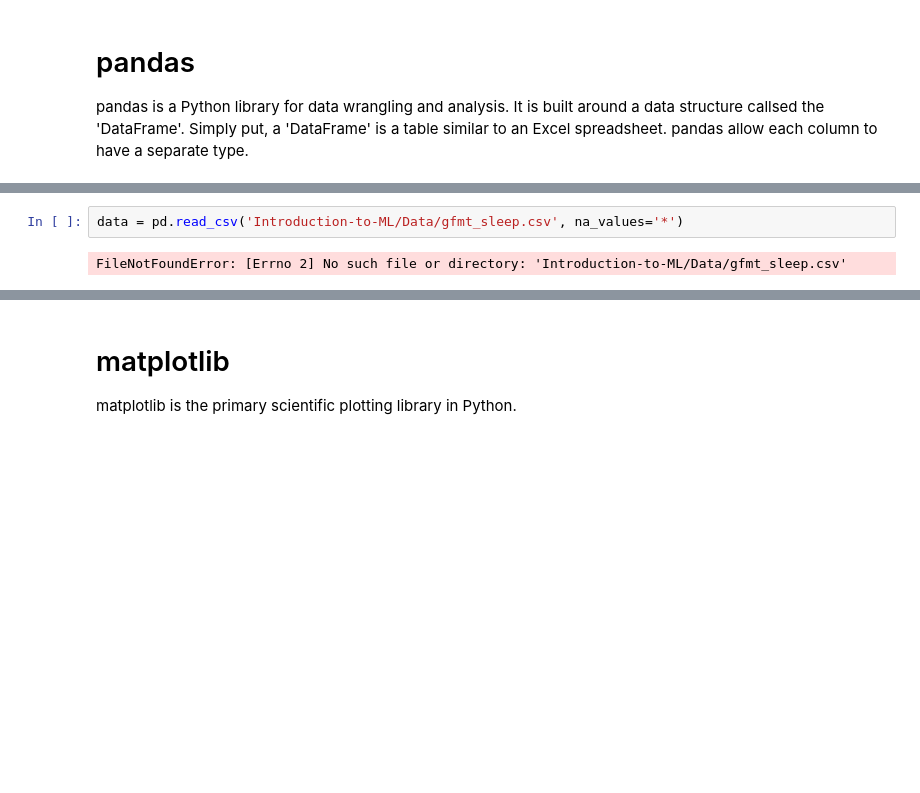
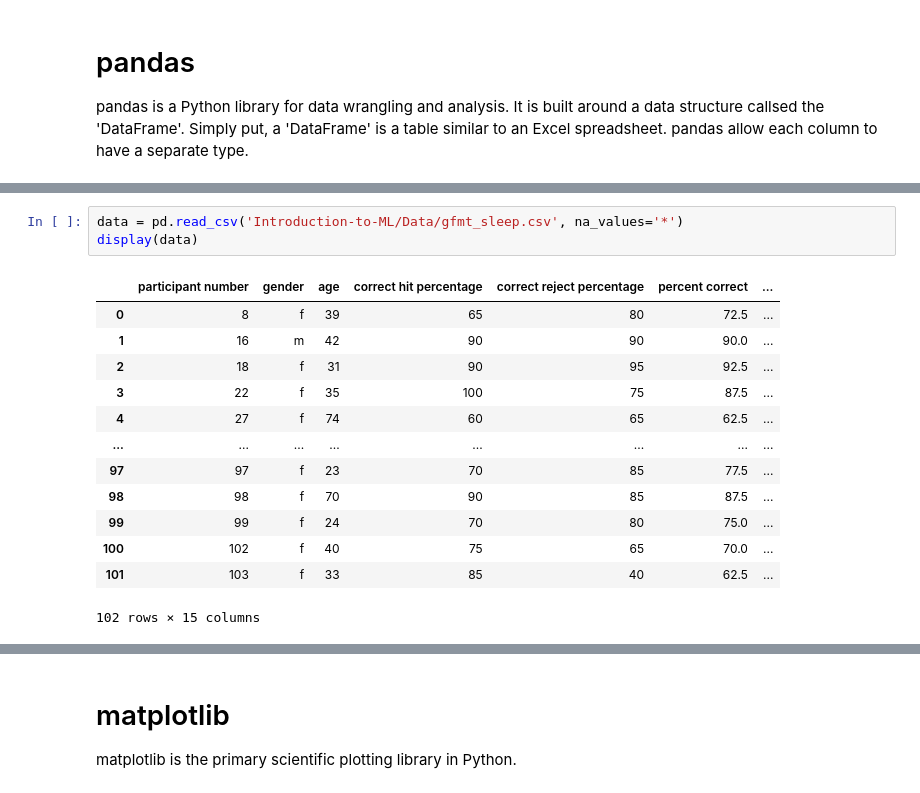
Before and after one commit to Farah-Deeba-UNCC/Introduction-to-ML, a Jupyter notebook: Notebooks/8-NumPy_SciPy_Pandas.ipynb, the cells around one changed output, grey strips where cells are left out. Saved outputs shown, nothing was run; the diff lists cells and outputs as text; blank space fills up the shorter version.

```diff
--- a/Notebooks/8-NumPy_SciPy_Pandas.ipynb
+++ b/Notebooks/8-NumPy_SciPy_Pandas.ipynb
@@ -537,4 +563,17 @@ fatal: destination path 'Introduction-to-ML' already exists and is not an empty
 # %%
 data = pd.read_csv('Introduction-to-ML/Data/gfmt_sleep.csv', na_values='*')
+display(data)
 # %% [output]
+|  | participant number | gender | age | correct hit percentage | correct reject percentage | percent correct | ... |
+| 0 | 8 | f | 39 | 65 | 80 | 72.5 | ... |
+| 1 | 16 | m | 42 | 90 | 90 | 90.0 | ... |
+| 2 | 18 | f | 31 | 90 | 95 | 92.5 | ... |
+| 3 | 22 | f | 35 | 100 | 75 | 87.5 | ... |
+| 4 | 27 | f | 74 | 60 | 65 | 62.5 | ... |
+| ... | ... | ... | ... | ... | ... | ... | ... |
+| 97 | 97 | f | 23 | 70 | 85 | 77.5 | ... |
+| 98 | 98 | f | 70 | 90 | 85 | 87.5 | ... |
+| 99 | 99 | f | 24 | 70 | 80 | 75.0 | ... |
+| 100 | 102 | f | 40 | 75 | 65 | 70.0 | ... |
+| 101 | 103 | f | 33 | 85 | 40 | 62.5 | ... |
-FileNotFoundError: [Errno 2] No such file or directory: 'Introduction-to-ML/Data/gfmt_sleep.csv'
+102 rows × 15 columns
```
Also changed, not shown: parts of 10 cells of this notebook.
